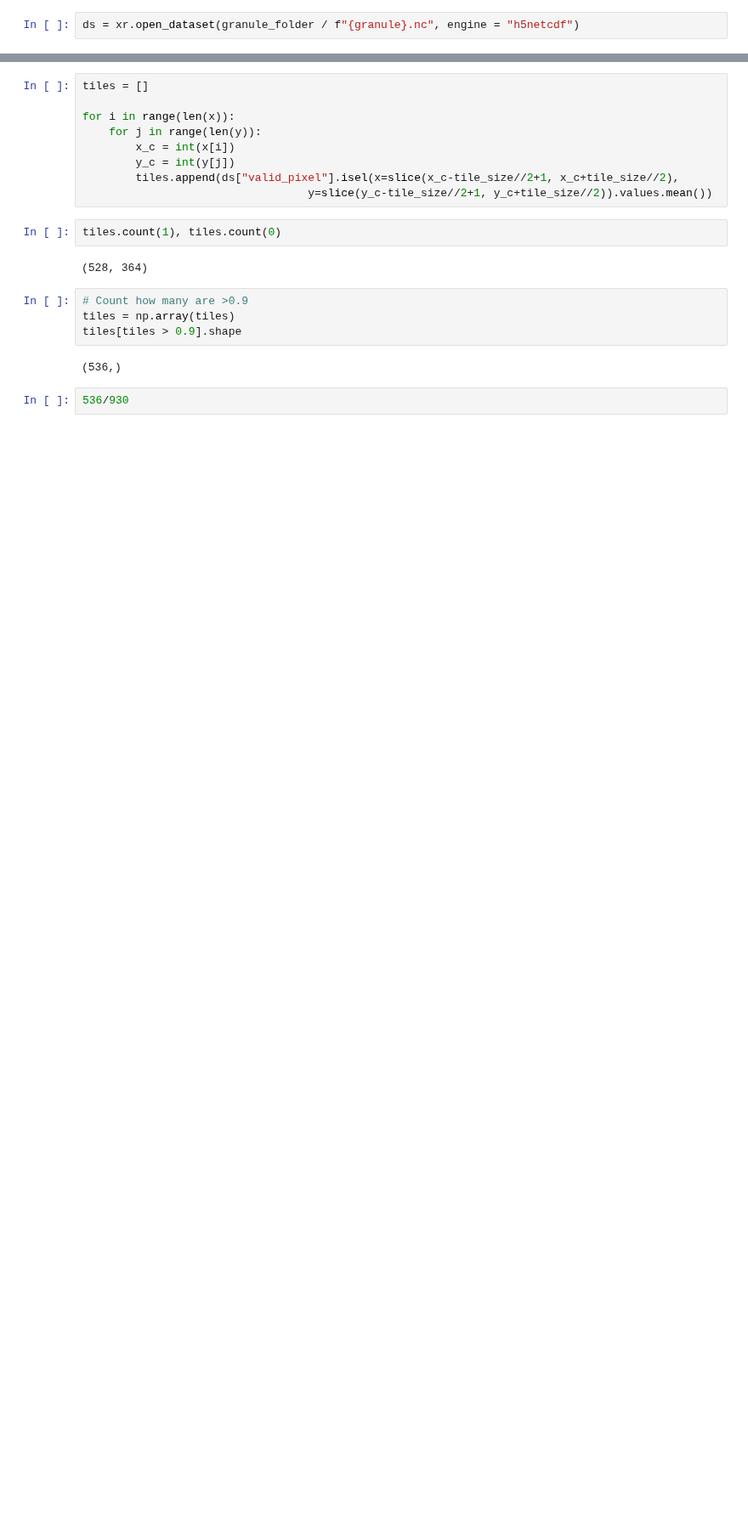
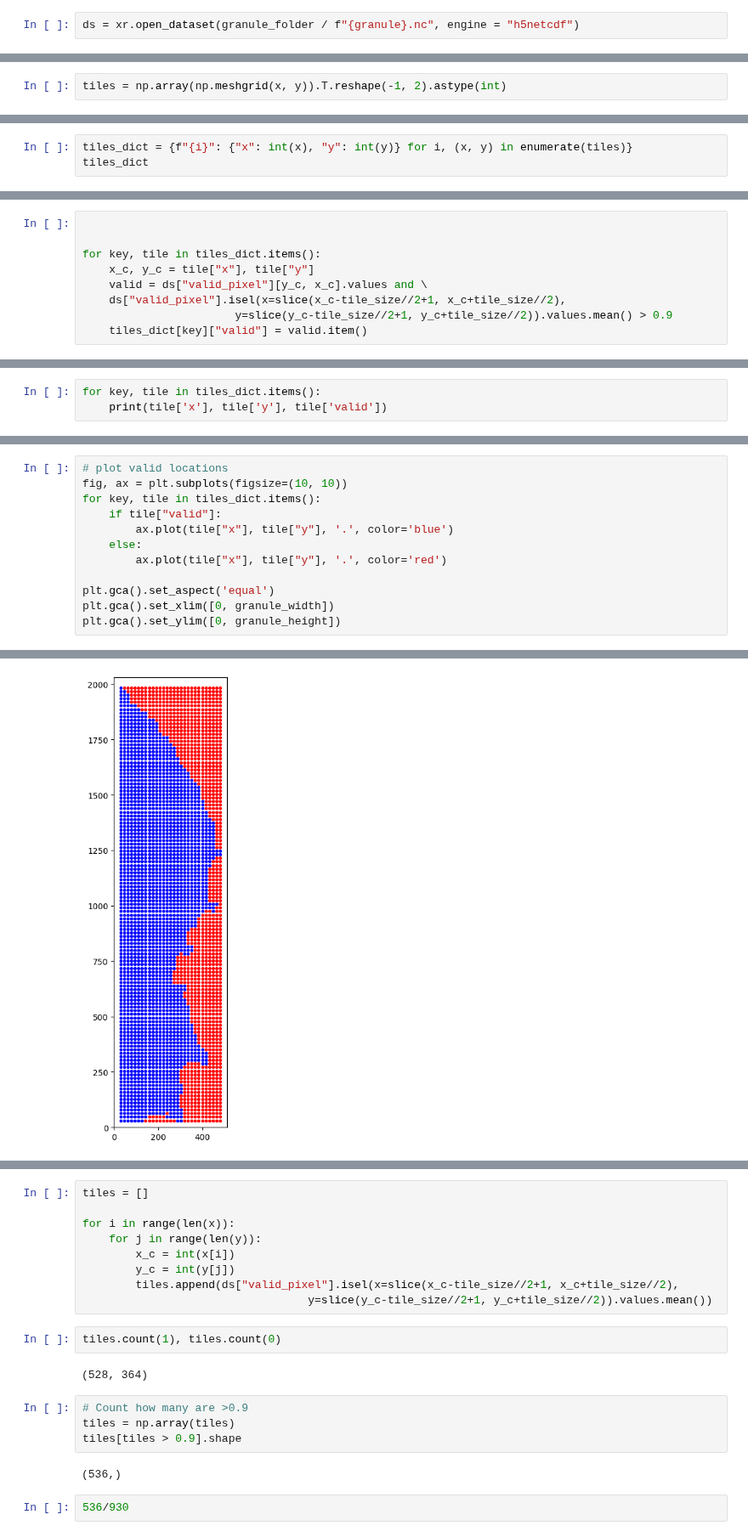
Before and after one commit to flogrows/phd-notebooks, a Jupyter notebook: TileLists.ipynb, the cells around one changed output, grey strips where cells are left out. Shown at 85% size. Drawn from its saved outputs; the diff is of its cells as text; blank space fills up the shorter version.

```diff
--- a/TileLists.ipynb
+++ b/TileLists.ipynb
@@ -151,0 +431,2 @@ x.shape
+# %%
+tiles = np.array(np.meshgrid(x, y)).T.reshape(-1, 2).astype(int)
@@ -151,0 +445,3 @@ x.shape
+# %%
+tiles_dict = {f"{i}": {"x": int(x), "y": int(y)} for i, (x, y) in enumerate(tiles)}
+tiles_dict
@@ -151,0 +466,9 @@ x.shape
+# %%
+
+
+for key, tile in tiles_dict.items():
+    x_c, y_c = tile["x"], tile["y"]
+    valid = ds["valid_pixel"][y_c, x_c].values and \
+    ds["valid_pixel"].isel(x=slice(x_c-tile_size//2+1, x_c+tile_size//2),
+                       y=slice(y_c-tile_size//2+1, y_c+tile_size//2)).values.mean() > 0.9
+    tiles_dict[key]["valid"] = valid.item()
@@ -151,0 +509,3 @@ x.shape
+# %%
+for key, tile in tiles_dict.items():
+    print(tile['x'], tile['y'], tile['valid'])
@@ -151,0 +530,13 @@ x.shape
+# %%
+# plot valid locations
+fig, ax = plt.subplots(figsize=(10, 10))
+for key, tile in tiles_dict.items():
+    if tile["valid"]:
+        ax.plot(tile["x"], tile["y"], '.', color='blue')
+    else:
+        ax.plot(tile["x"], tile["y"], '.', color='red')
+
+plt.gca().set_aspect('equal')
+plt.gca().set_xlim([0, granule_width])
+plt.gca().set_ylim([0, granule_height])
+# %% [output]
@@ -151,0 +544 @@ x.shape
+[figure, added]
```
Also changed, not shown: parts of 58 cells of this notebook.
